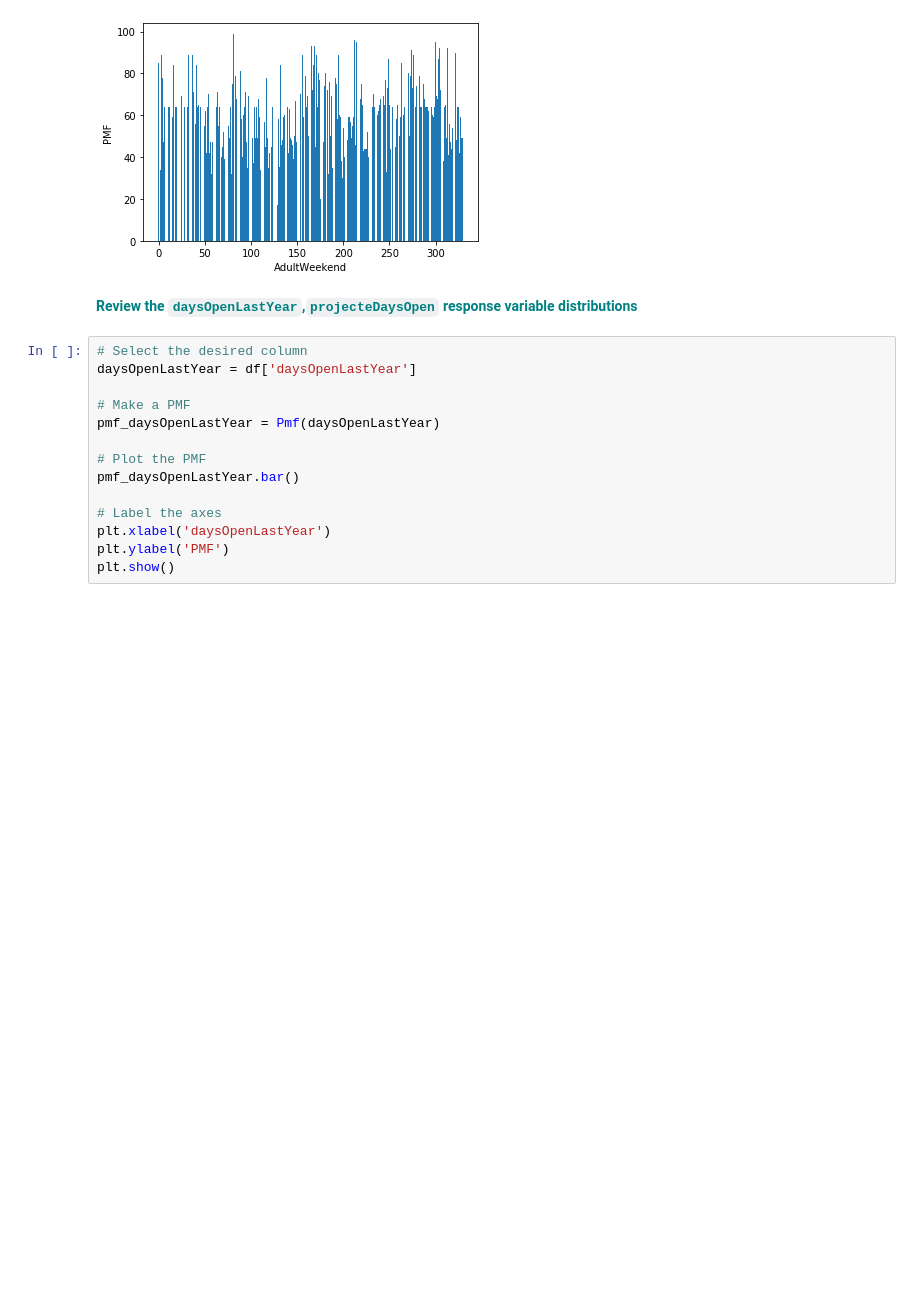
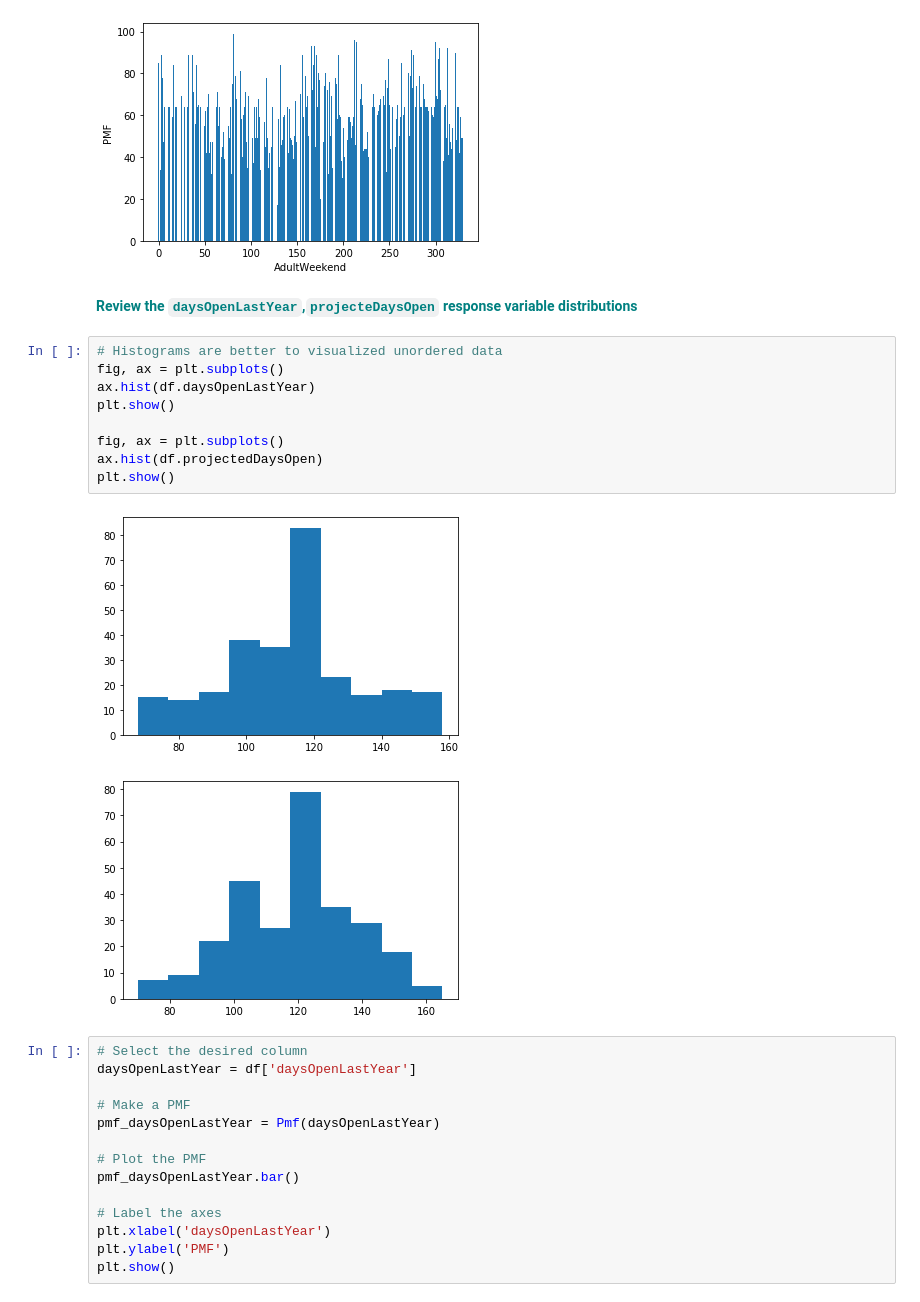
Before and after one commit to cwaihai/orchid, a Jupyter notebook: Guided Capstone/Notebook_stepthree.ipynb, the cells around one changed output. Saved outputs shown, nothing was run; the diff lists cells and outputs as text; blank space fills up the shorter version.

```diff
--- a/Guided Capstone/Notebook_stepthree.ipynb
+++ b/Guided Capstone/Notebook_stepthree.ipynb
@@ -307,6 +319,18 @@ plt.show()
 [figure]
 # %% [markdown]
 <font color='teal'>**Review the `daysOpenLastYear`,`projecteDaysOpen` response variable distributions**</font>
+# %%
+# Histograms are better to visualized unordered data
+fig, ax = plt.subplots()
+ax.hist(df.daysOpenLastYear)
+plt.show()
+
+fig, ax = plt.subplots()
+ax.hist(df.projectedDaysOpen)
+plt.show()
+# %% [output]
+[figure, added]
+[figure, added]
 # %%
 # Select the desired column
 daysOpenLastYear = df['daysOpenLastYear']
```
Also changed, not shown: parts of 2 cells of this notebook, 2 other files.
